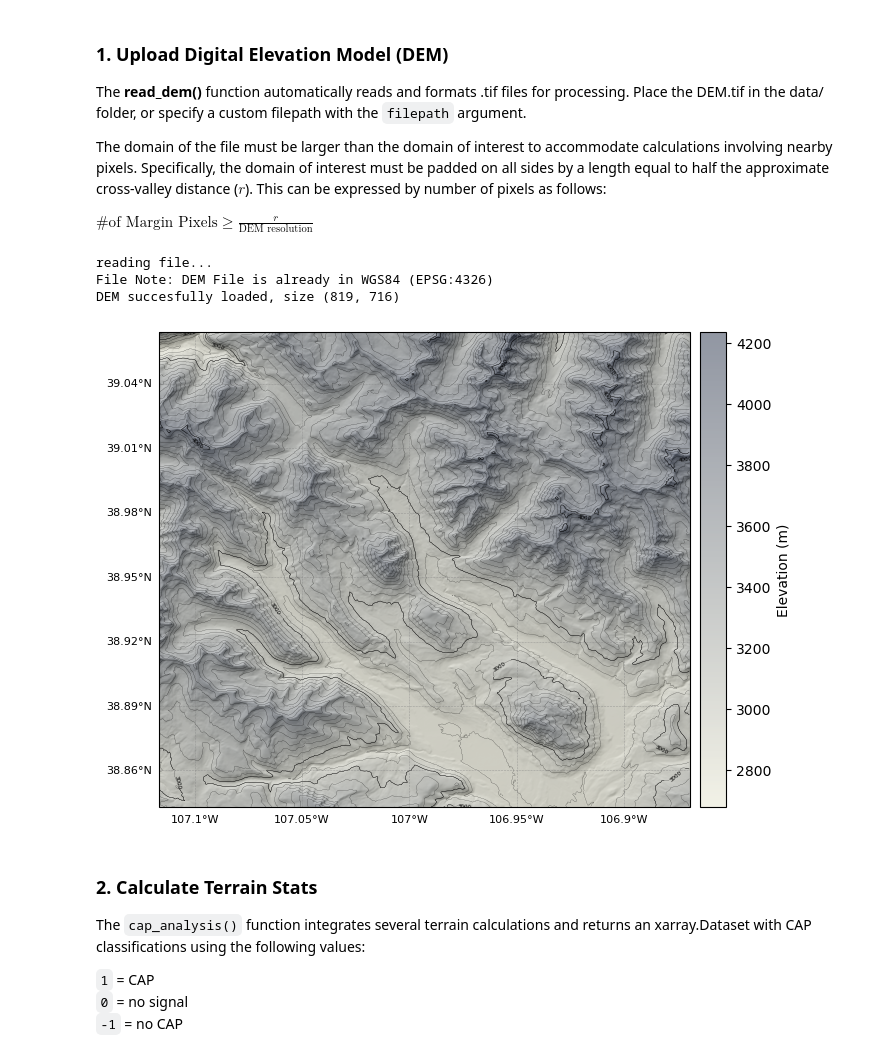
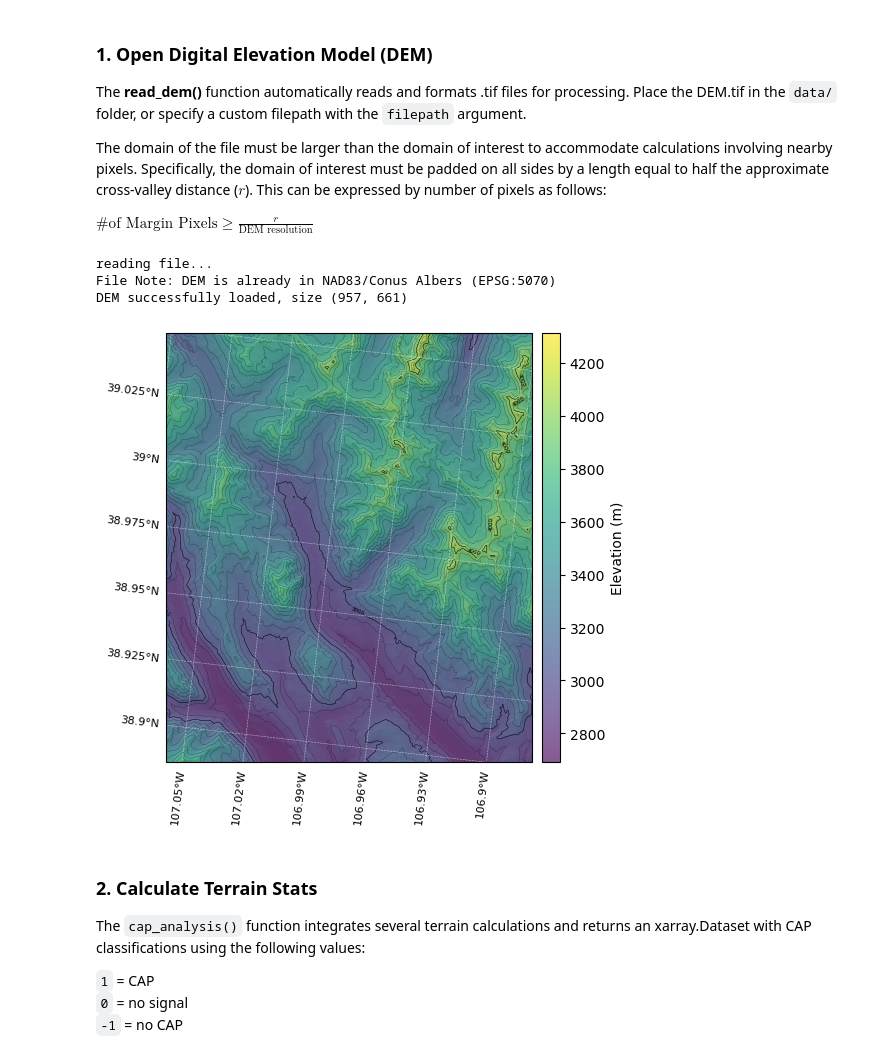
Before and after one commit to johncramblitt/cap-algorithm, a Jupyter notebook: notebook.ipynb, the cells around one changed output. Cells and saved outputs as stored; diff of their text form; code cells hidden in the pictures.

```diff
--- a/notebook.ipynb
+++ b/notebook.ipynb
@@ -41,35 +39,35 @@ Lundquist, J. D., N. Pepin, and C. Rochford (2008), Automated algorithm for mapp
 # %%
 from src.capfuncs import read_dem, terrainplot, cap_analysis, plotcap
 # %% [markdown]
-### **1. Upload Digital Elevation Model (DEM)**
+### **1. Open Digital Elevation Model (DEM)**
 
-The **read_dem()** function automatically reads and formats .tif files for processing. Place the DEM.tif in the data/ folder, or specify a custom filepath with the `filepath` argument.
+The **read_dem()** function automatically reads and formats .tif files for processing. Place the DEM.tif in the `data/` folder, or specify a custom filepath with the `filepath` argument.
 
 The domain of the file must be larger than the domain of interest to accommodate calculations involving nearby pixels. Specifically, the domain of interest must be padded on all sides by a length equal to half the approximate cross-valley distance ($r$). This can be expressed by number of pixels as follows:
 
 $\text{\# of Margin Pixels} \geq \frac{r}{\text{DEM resolution}}$
 # %%
 # Open DEM file.
-# - use 'bounding_box' arg to read a specific area within the DEM file.
-# - optionally, specify a filepath for the DEM.tif file
-# --> terrain_data = read_dem(filepath='path/to/DEM.tif', bounding_box=[min_lon, max_lon, min_lat, max_lat])
+# - specify a filepath for the DEM.tif file
+# - use 'bounding_box' arg to read a specific area within the DEM file (use WGS84).
+# --> terrain_data = read_dem(filepath='path/to/DEM.tif', bounding_box=[min_lon, min_lat, max_lon, max_lat])
 
-terrain_data = read_dem()
+terrain_data = read_dem(filepath='data/CO_DEM_30m.tif')
 # %% [output]
 reading file...
-File Note: DEM File is already in WGS84 (EPSG:4326)
-DEM succesfully loaded, size (819, 716)
+File Note: DEM is already in NAD83/Conus Albers (EPSG:5070)
+DEM successfully loaded, size (957, 661)
 # %%
 # quick plot of the DEM data
 # - set 'contour=False' to remove contour lines
 # - change contour line width with 'linewidths' arg
 # - specify a colormap with 'cmap' arg
 # - set 'grid=False' to remove gridlines and labels
 # - set 'output='save'' to save the figure as a .png file (the 'dpi' arg adjusts resolution, default is 300)
 
-terrainplot(terrain_data,contour=True,linewidths=0.13,cmap=None,output='show',grid=True)
+terrainplot(terrain_data,contour=True,bounding_box=[-107.06,-106.9,38.9,39.05],linewidths=0.13,cmap=None,output='show',grid=True)
 # %% [output]
-[figure, old version]
+[figure, new version]
 # %% [markdown]
 ### **2. Calculate Terrain Stats**
 
```
Also changed, not shown: parts of 14 cells of this notebook, 6 other files.
